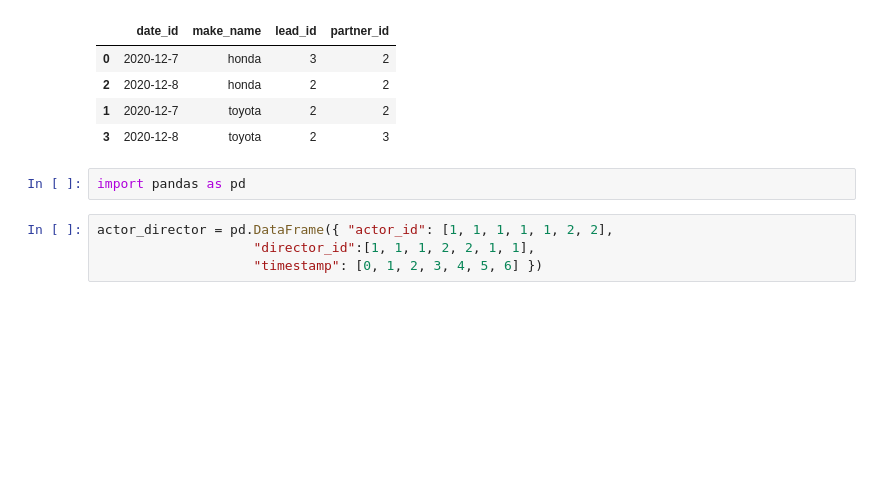
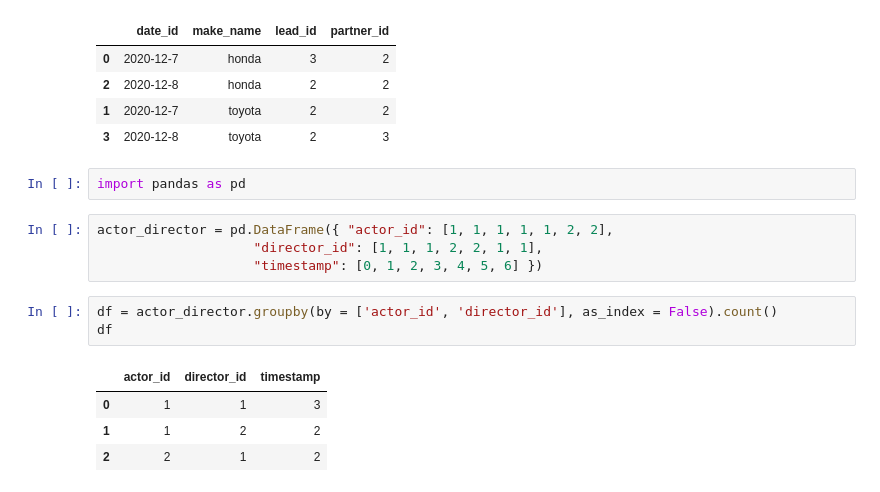
Before and after one commit to jjoseph-anderson/LeetCode, a Jupyter notebook: Rough_Work.ipynb, the cells around one changed output. Saved outputs shown, nothing was run; the diff lists cells and outputs as text; blank space fills up the shorter version.

```diff
--- a/Rough_Work.ipynb
+++ b/Rough_Work.ipynb
@@ -789,5 +789,13 @@ df.sort_values('make_name')
 import pandas as pd
 # %%
 actor_director = pd.DataFrame({ "actor_id": [1, 1, 1, 1, 1, 2, 2],
-                    "director_id":[1, 1, 1, 2, 2, 1, 1],
+                    "director_id": [1, 1, 1, 2, 2, 1, 1],
                     "timestamp": [0, 1, 2, 3, 4, 5, 6] })
+# %%
+df = actor_director.groupby(by = ['actor_id', 'director_id'], as_index = False).count()
+df
+# %% [output]
+|  | actor_id | director_id | timestamp |
+| 0 | 1 | 1 | 3 |
+| 1 | 1 | 2 | 2 |
+| 2 | 2 | 1 | 2 |
```
Also changed, not shown: parts of 3 cells of this notebook, 1 other file.
